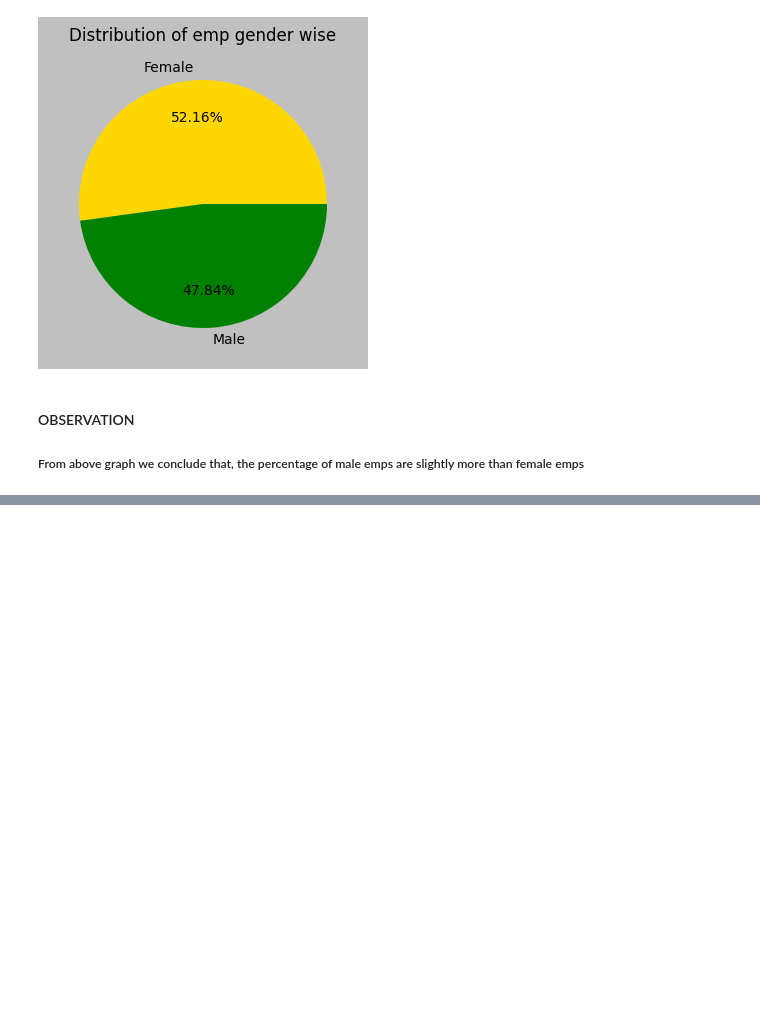
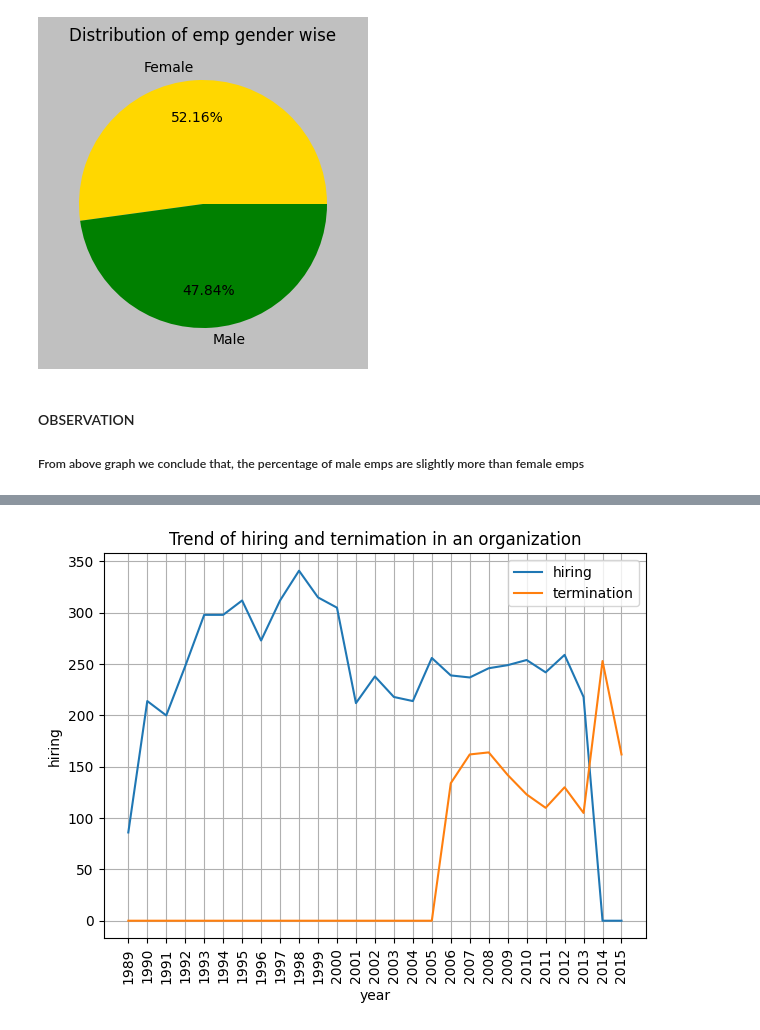
Before and after one commit to idrisrazaballry/pythonLibraries, a Jupyter notebook: attrition.ipynb, the cells around one changed output, grey strips where cells are left out. Cells and saved outputs as stored; diff of their text form; code cells hidden in the pictures; blank space fills up the shorter version.

```diff
--- a/attrition.ipynb
+++ b/attrition.ipynb
@@ -479,0 +504,10 @@ plt.show()
+# %%
+plt.figure(figsize=(7,5))
+sns.lineplot(data=df1, x='year', y='hiring', label='hiring')
+sns.lineplot(data=df1, x='year', y='termination', label='termination')
+plt.xticks(range(1989, 2016), rotation=90)
+plt.title('Trend of hiring and ternimation in an organization')
+plt.grid()
+plt.show()
+# %% [output]
+[figure, added]
```
Also changed, not shown: parts of 6 cells of this notebook.
